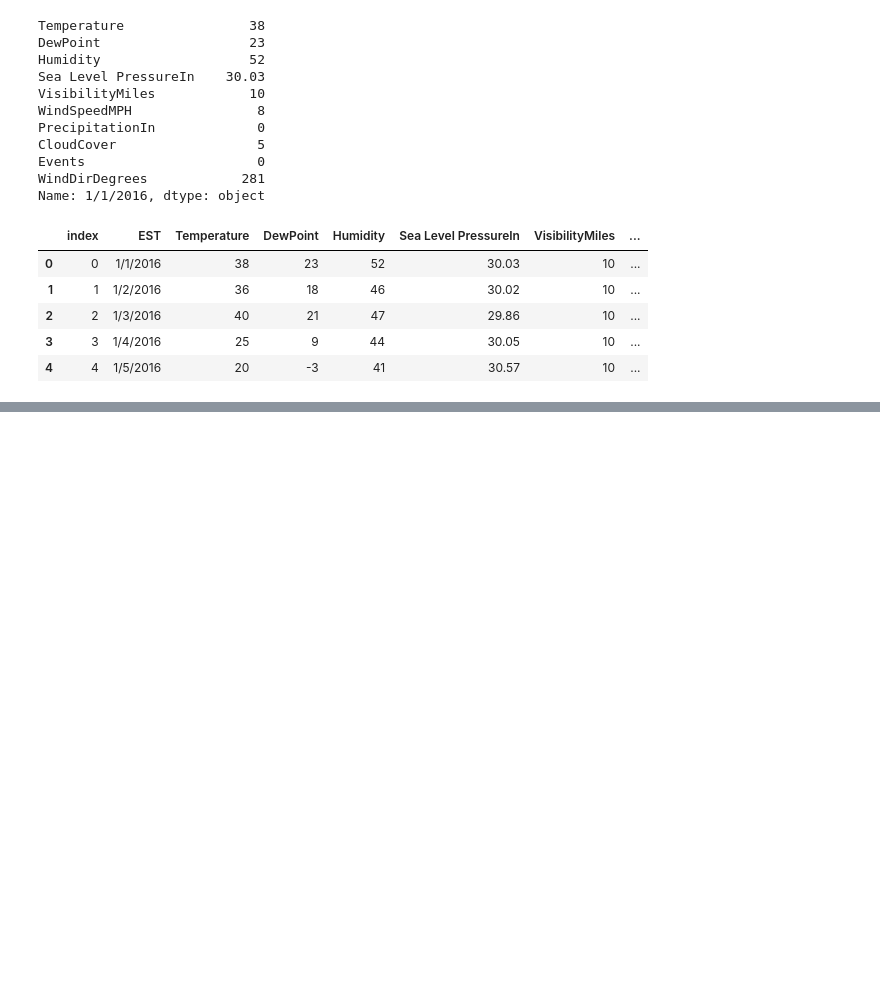
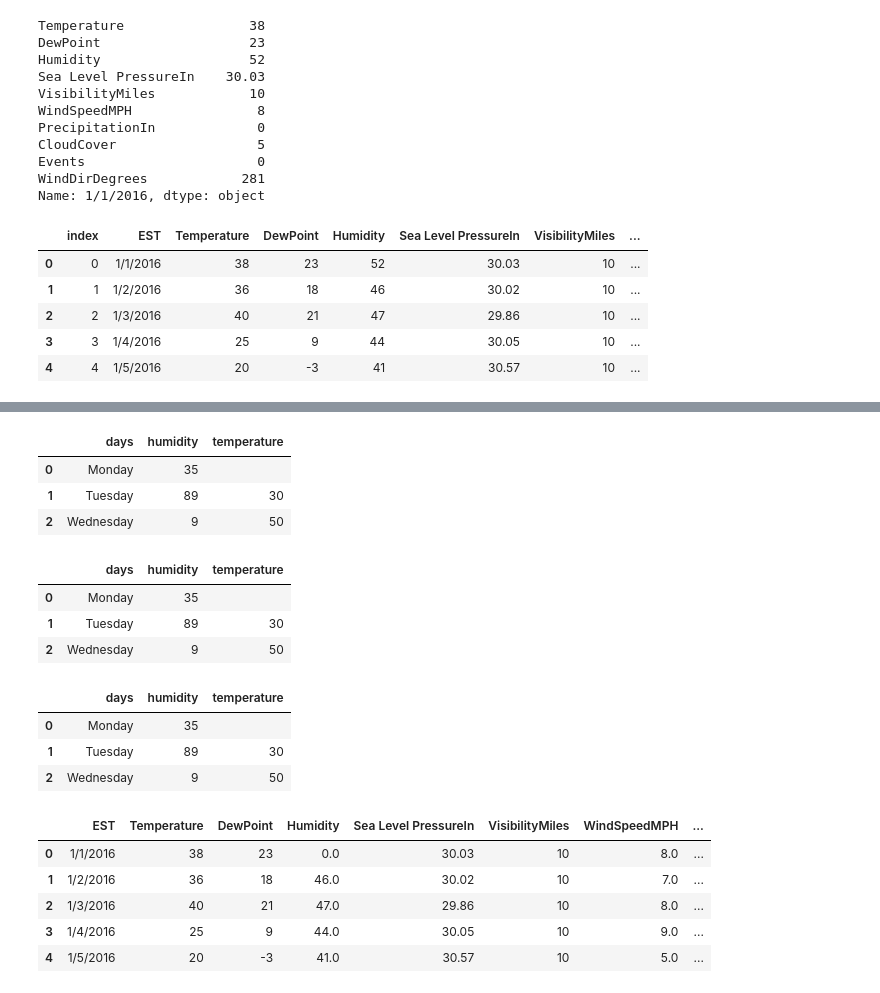
Before and after one commit to Joby2Code/MachineLearning_Fundamentals, a Jupyter notebook: pandas/Pandas_Basics.ipynb, the cells around one changed output, grey strips where cells are left out. Saved outputs shown, nothing was run; the diff lists cells and outputs as text; code cells hidden in the pictures; blank space fills up the shorter version.

```diff
--- a/pandas/Pandas_Basics.ipynb
+++ b/pandas/Pandas_Basics.ipynb
@@ -63,0 +71,19 @@ TypeError: '[2, 6]' is an invalid key
+# %%
+df_stocks = pd.DataFrame({
+    'tickers':['Google','Microsoft','Adobe'],
+    'price':[20,30,40],
+    'dividends':[0.01,1,100]
+})
+
+df_weather = pd.DataFrame({
+    'days':['Monday','Tuesday','Wednesday'],
+    'temperature':['',30,50],
+    'humidity':[35,89,9]
+})
+
+df_weather
+# %% [output]
+|  | days | humidity | temperature |
+| 0 | Monday | 35 |  |
+| 1 | Tuesday | 89 | 30 |
+| 2 | Wednesday | 9 | 50 |
@@ -63,0 +95,29 @@ TypeError: '[2, 6]' is an invalid key
+# %%
+df_weather.fillna(0.0)
+df_weather.fillna(method='ffill',inplace=True)
+df_weather.interpolate()
+df_weather
+# %% [output]
+|  | days | humidity | temperature |
+| 0 | Monday | 35 |  |
+| 1 | Tuesday | 89 | 30 |
+| 2 | Wednesday | 9 | 50 |
+# %%
+import numpy as np
+new_df = df_weather.dropna()
+new_df.replace('',np.NaN)
+new_df.interpolate()
+# %% [output]
+|  | days | humidity | temperature |
+| 0 | Monday | 35 |  |
+| 1 | Tuesday | 89 | 30 |
+| 2 | Wednesday | 9 | 50 |
+# %%
+df.head(5)
+# %% [output]
+|  | EST | Temperature | DewPoint | Humidity | Sea Level PressureIn | VisibilityMiles | WindSpeedMPH | ... |
+| 0 | 1/1/2016 | 38 | 23 | 0.0 | 30.03 | 10 | 8.0 | ... |
+| 1 | 1/2/2016 | 36 | 18 | 46.0 | 30.02 | 10 | 7.0 | ... |
+| 2 | 1/3/2016 | 40 | 21 | 47.0 | 29.86 | 10 | 8.0 | ... |
+| 3 | 1/4/2016 | 25 | 9 | 44.0 | 30.05 | 10 | 9.0 | ... |
+| 4 | 1/5/2016 | 20 | -3 | 41.0 | 30.57 | 10 | 5.0 | ... |
```
Also changed, not shown: parts of 8 cells of this notebook, 2 other files.
